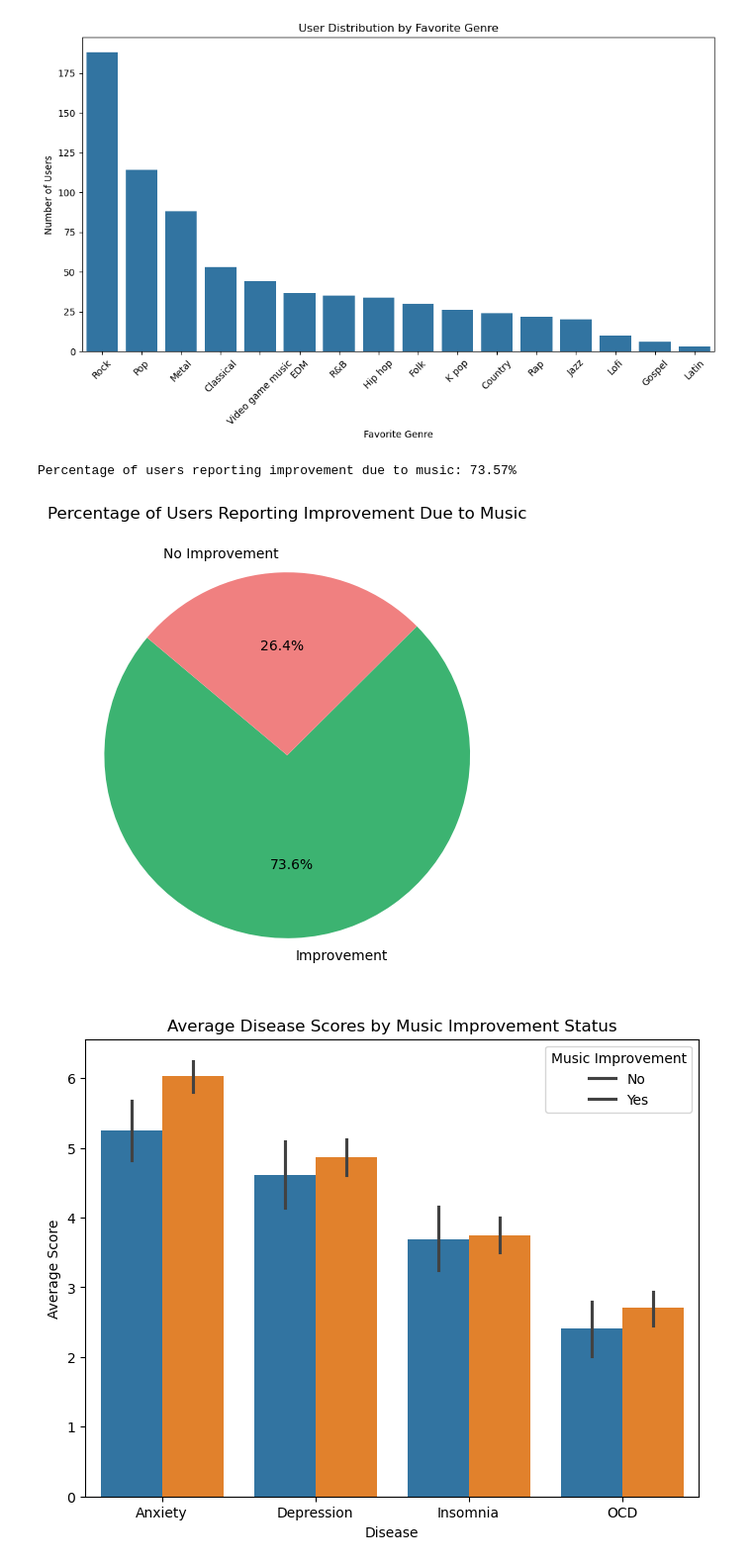
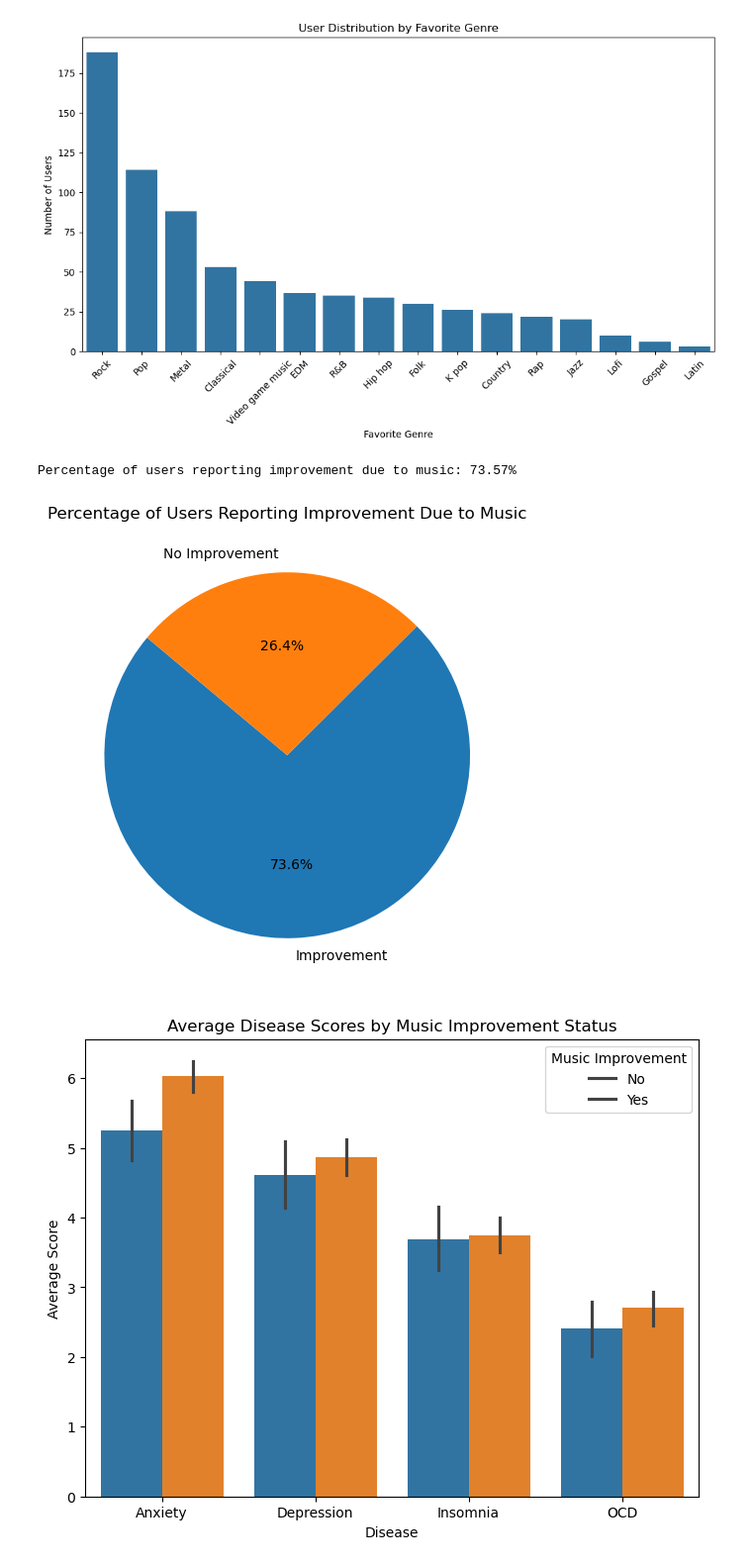
Before and after one commit to JAY0890/DS, a Jupyter notebook: mxmh_survey.ipynb, the cells around one changed output. Shown at 99% size. Cells and saved outputs as stored; diff of their text form; code cells hidden in the pictures.

```diff
--- a/mxmh_survey.ipynb
+++ b/mxmh_survey.ipynb
@@ -214,33 +209,33 @@ plt.show()
 # %%
 # Use correct improvement label matching based on data
 improvement_labels = ["Improve", "Improvement", "Positive", "Better", "Yes"]
 
 # Ensure df_clean is a copy to avoid warnings
 df_clean = df_clean.copy()
 
 # Create boolean column for improvement (case insensitive)
 df_clean.loc[:, "Music Improvement"] = df_clean["Music effects"].str.contains('|'.join(improvement_labels), case=False, na=False)
 
 # Calculate percentage
 improvement_percent = df_clean["Music Improvement"].mean() * 100
 print(f"Percentage of users reporting improvement due to music: {improvement_percent:.2f}%")
 
 # Count values (True/False)
 improvement_counts = df_clean["Music Improvement"].value_counts()
 
 # Reindex to put True first for consistent labeling
 improvement_counts = improvement_counts.reindex([True, False])
 
 # Pie chart labels matching the order in reindex
 labels = ["Improvement", "No Improvement"]
 
 plt.figure(figsize=(6,6))
-plt.pie(improvement_counts, labels=labels, autopct='%1.1f%%', colors=["mediumseagreen", "lightcoral"], startangle=140)
+plt.pie(improvement_counts, labels=labels, autopct='%1.1f%%', startangle=140)
 plt.title("Percentage of Users Reporting Improvement Due to Music")
 plt.show()
 # %% [output]
 Percentage of users reporting improvement due to music: 73.57%
-[figure, old version]
+[figure, new version]
 # %%
 import matplotlib.pyplot as plt
 import seaborn as sns
```
Also changed, not shown: parts of 4 cells of this notebook, 5 other files.
